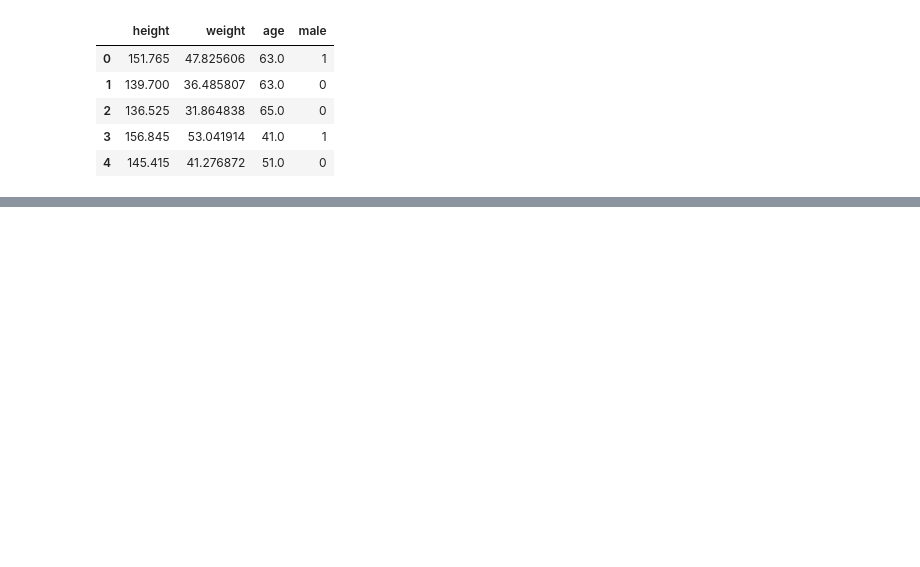
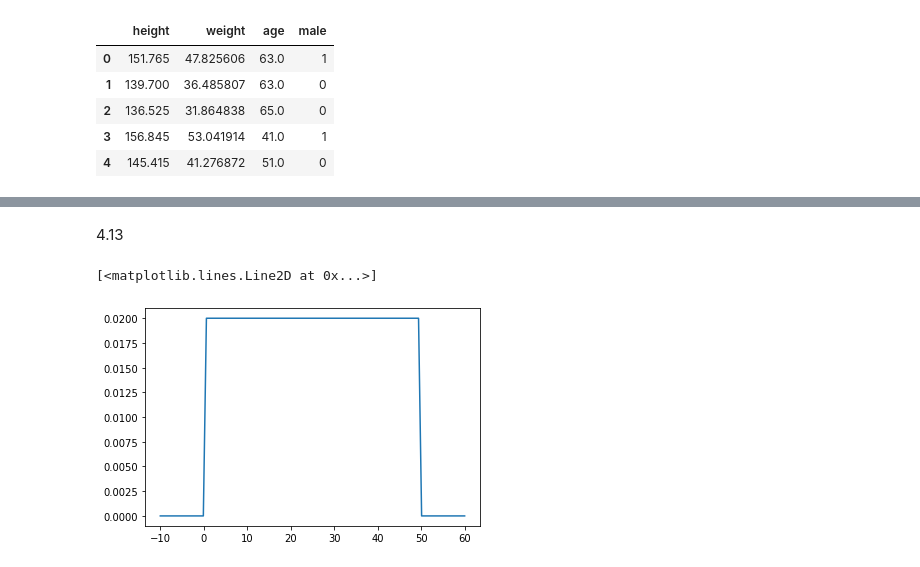
Before and after one commit to steed360/Data-Analysis, a Jupyter notebook: b Statistical Rethinking/Chapter_4_fromScratch.ipynb, the cells around one changed output, grey strips where cells are left out. Drawn from its saved outputs; the diff is of its cells as text; code cells hidden in the pictures; blank space fills up the shorter version.

```diff
--- a/b Statistical Rethinking/Chapter_4_fromScratch.ipynb
+++ b/b Statistical Rethinking/Chapter_4_fromScratch.ipynb
@@ -125,0 +170,8 @@ df.head()
+# %% [markdown]
+4.13
+# %%
+x = np.linspace ( -10, 60, 100)
+plt.plot ( x, stats.uniform.pdf ( x, 0, 50 )  )
+# %% [output]
+[<matplotlib.lines.Line2D at 0x...>]
+[figure, added]
```
Also changed, not shown: parts of 27 cells of this notebook.
